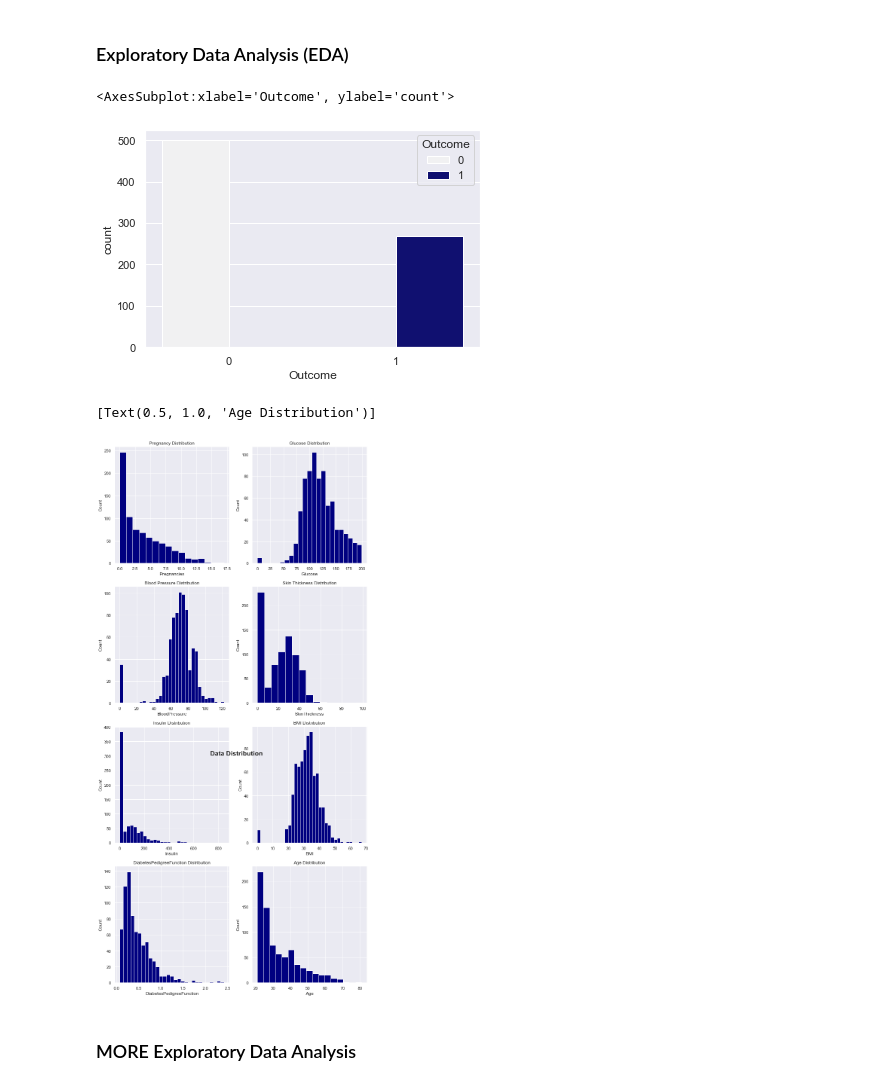
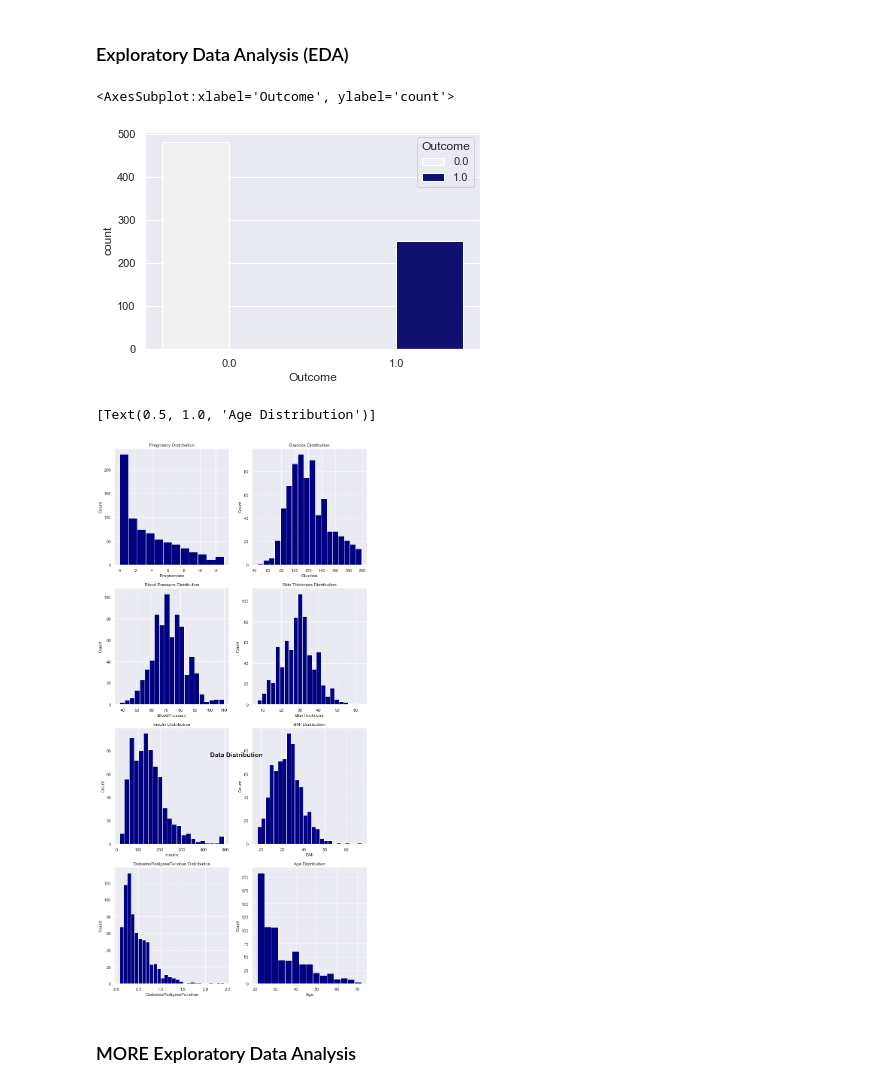
Before and after one commit to UwailaEkhator/Exploratory-Data-Analysis-Of-Pima-Indians-Diabetes-Data, a Jupyter notebook: Diabetes_Practice_Dataset.ipynb, the cells around one changed output. Cells and saved outputs as stored; diff of their text form; code cells hidden in the pictures.

```diff
--- a/Diabetes_Practice_Dataset.ipynb
+++ b/Diabetes_Practice_Dataset.ipynb
@@ -176,0 +246,2 @@ msno.heatmap(diabetes)
+# %%
+db_clean=db_clean[(db_clean['BloodPressure']>=35) & (db_clean['BloodPressure']<=110)]
@@ -176,0 +256,2 @@ msno.heatmap(diabetes)
+# %%
+db_clean=db_clean[db_clean['SkinThickness']<=65]
@@ -176,0 +266,2 @@ msno.heatmap(diabetes)
+# %%
+db_clean=db_clean[db_clean['Insulin']<=500]
@@ -176,0 +276,2 @@ msno.heatmap(diabetes)
+# %%
+db_clean=db_clean[db_clean['Age']<=75]
@@ -218,43 +310,43 @@ Categories (4, object): ['Underweight' < 'NormalWeight' < 'OverWeight' < 'Obese'
 # %% [markdown]
 ### Exploratory Data Analysis (EDA)
 # %%
-sns.countplot(x = 'Outcome', data = diabetes, color="navy", alpha= 1, hue='Outcome')
+sns.countplot(x = 'Outcome', data = db_clean, color="navy", alpha= 1, hue='Outcome')
 # %% [output]
 <AxesSubplot:xlabel='Outcome', ylabel='count'>
-[figure, old version]
+[figure, new version]
 # %%
 #define plotting region (4 rows, 2 columns)
 fig, axes = plt.subplots(4, 2, figsize=(12,10))
 
 
 
 # Adjust subplots so that titles don't overlap
 fig.subplots_adjust( top = 2.1 )
 
     # Title for the complete figure
 fig.suptitle("Data Distribution" , fontsize = 'x-large' , fontweight = 'bold' )
 
 #The alpha parameter controls the opacity of the bars. The value can be set to any value from 0 to 1.
 
 #Pregnancy distribution
-sns.histplot( diabetes['Pregnancies'] , color="navy", alpha= 1, ax=axes[0,0]).set(title='Pregnancy Distribution')
+sns.histplot( db_clean['Pregnancies'] , color="navy", alpha= 1, ax=axes[0,0]).set(title='Pregnancy Distribution')
 #Glucose distribution
-sns.histplot( diabetes['Glucose'] , color="navy", alpha= 1, ax=axes[0,1]).set(title='Glucose Distribution')
+sns.histplot( db_clean['Glucose'] , color="navy", alpha= 1, ax=axes[0,1]).set(title='Glucose Distribution')
 #BloodPressure distribution
-sns.histplot( diabetes['BloodPressure'] , color="navy", alpha= 1, ax=axes[1,0]).set(title='Blood Pressure Distribution')
+sns.histplot( db_clean['BloodPressure'] , color="navy", alpha= 1, ax=axes[1,0]).set(title='Blood Pressure Distribution')
 #SkinThickness distribution
-sns.histplot( diabetes['SkinThickness'] , color="navy", alpha= 1, ax=axes[1,1]).set(title='Skin Thickness Distribution')
+sns.histplot( db_clean['SkinThickness'] , color="navy", alpha= 1, ax=axes[1,1]).set(title='Skin Thickness Distribution')
 #Insulin distribution
-sns.histplot( diabetes['Insulin'] , color="navy", alpha= 1, ax=axes[2,0]).set(title='Insulin Distribution')
+sns.histplot( db_clean['Insulin'] , color="navy", alpha= 1, ax=axes[2,0]).set(title='Insulin Distribution')
 #BMI distribution
-sns.histplot( diabetes['BMI'] , color="navy", alpha= 1, ax=axes[2,1]).set(title='BMI Distribution')
+sns.histplot( db_clean['BMI'] , color="navy", alpha= 1, ax=axes[2,1]).set(title='BMI Distribution')
 #DiabetesPedigreeFunction
-sns.histplot( diabetes['DiabetesPedigreeFunction'] , color="navy", alpha= 1, ax=axes[3,0]).set(title='DiabetesPedigreeFunction Distribution')
+sns.histplot( db_clean['DiabetesPedigreeFunction'] , color="navy", alpha= 1, ax=axes[3,0]).set(title='DiabetesPedigreeFunction Distribution')
 #Age distribution
-sns.histplot( diabetes['Age'] , color="navy", alpha= 1, ax=axes[3,1]).set(title='Age Distribution')
+sns.histplot( db_clean['Age'] , color="navy", alpha= 1, ax=axes[3,1]).set(title='Age Distribution')
 # %% [output]
 [Text(0.5, 1.0, 'Age Distribution')]
-[figure, old version]
+[figure, new version]
 # %% [markdown]
 ### MORE Exploratory Data Analysis
 # %%
```
Also changed, not shown: parts of 58 cells of this notebook.
